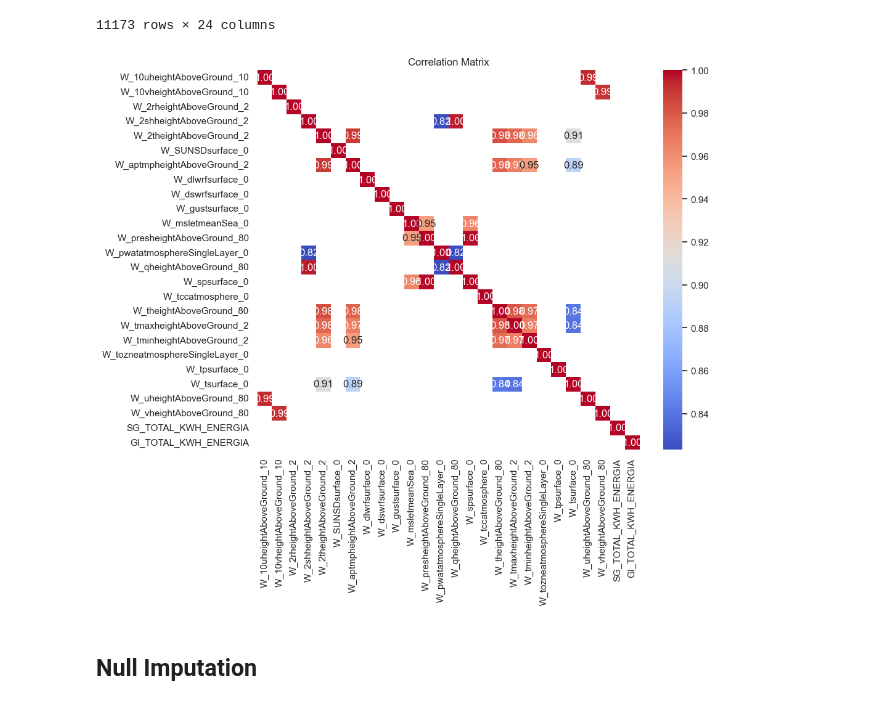
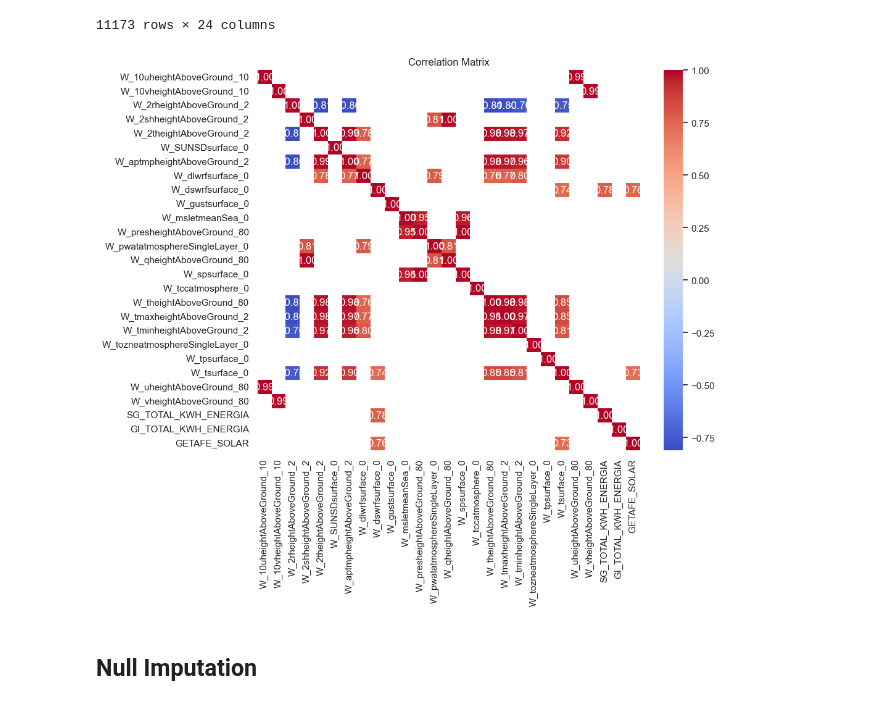
Before and after one commit to sajodajo/CCCCC-Datathon, a Jupyter notebook: D1-1_EDA.ipynb, the cells around one changed output. Saved outputs shown, nothing was run; the diff lists cells and outputs as text; code cells hidden in the pictures.

```diff
--- a/D1-1_EDA.ipynb
+++ b/D1-1_EDA.ipynb
@@ -24,9 +30,4 @@ data_CarbonIntensity = pd.concat([data_CarbonIntensity23, data_CarbonIntensity24
 data_factorySolarUse = pd.read_csv('Consumo_fotovoltaica.csv')
 
 data_CDM2023 = pd.read_csv('ComunidadData/2023.csv',delimiter=';')
-data_CDM2023 = data_CDM2023.drop(columns=data_CDM2023.filter(regex=r'^v\d{2}$').columns)
-data_CDM2023 = data_CDM2023.drop(columns=['punto_muestreo'])
-
-data_CDM2023 = data_CDM2023[data_CDM2023['magnitud']==88]
-
-data_CDM2023['municipio'].value_counts()
+data_CDM2024 = pd.read_csv('ComunidadData/2024.csv',delimiter=';')
@@ -212,22 +254,23 @@ data_All = pd.concat([
     data_Weather.add_prefix("W_"),
     data_factorySolarGen.add_prefix("SG_"),
     data_gridInput.add_prefix("GI_"),
-], axis=1, join='outer')
+    data_CDM
+], axis=1, join='inner')
 # %%
 data_All.to_csv('cleaned_data.csv')
 # %%
 import pandas as pd
 import seaborn as sns
 import matplotlib.pyplot as plt
 
 correlation_matrix = data_All.corr()
-filtered_corr = correlation_matrix[correlation_matrix.abs() > 0.8]
+filtered_corr = correlation_matrix[correlation_matrix.abs() > 0.7]
 plt.figure(figsize=(10, 8))
 sns.heatmap(filtered_corr, annot=True, fmt='.2f', cmap='coolwarm')
 plt.title('Correlation Matrix')
 plt.show()
 # %% [output]
-[figure, old version]
+[figure, new version]
 # %% [markdown]
 ## Null Imputation
 # %% [markdown]
```
Also changed, not shown: parts of 8 cells of this notebook, 4 other files.
